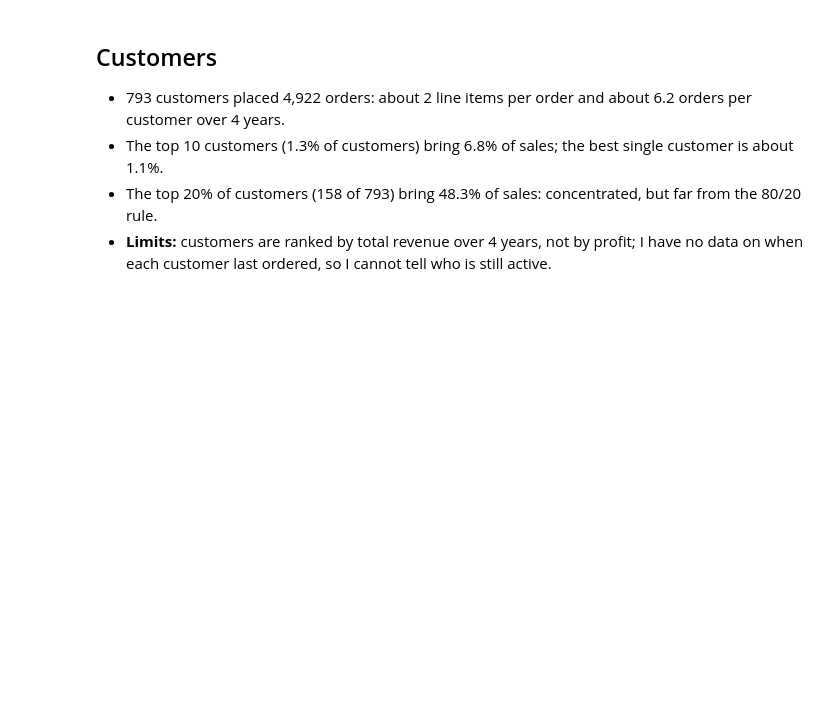
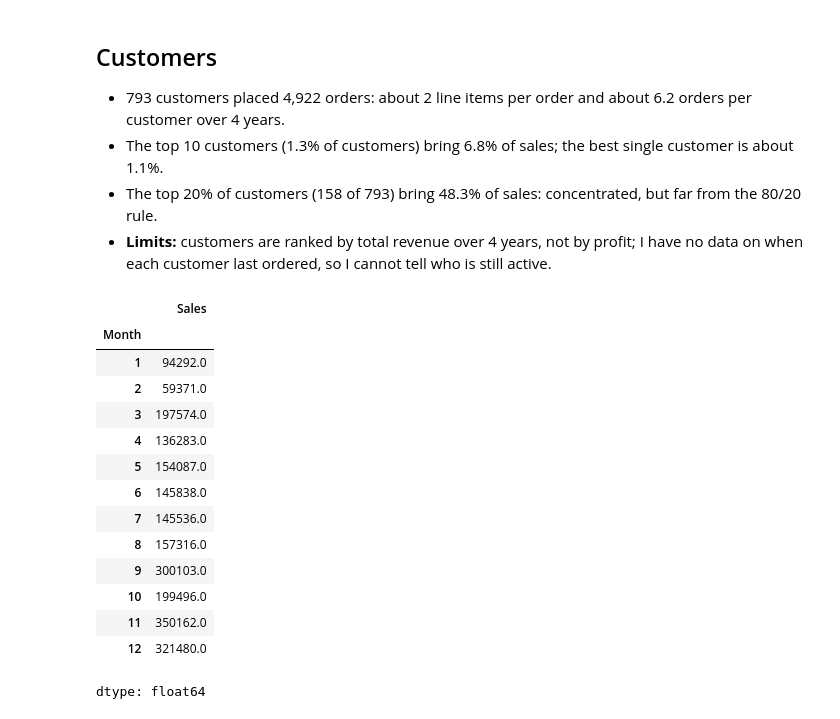
Before and after one commit to Bilal-data/superstore-sales-analysis, a Jupyter notebook: superstore_sales_analysis.ipynb, the cells around one changed output. Drawn from its saved outputs; the diff is of its cells as text; code cells hidden in the pictures; blank space fills up the shorter version.

```diff
--- a/superstore_sales_analysis.ipynb
+++ b/superstore_sales_analysis.ipynb
@@ -198,3 +198,23 @@ print(by_customer.head(n).sum() / by_customer.sum() * 100)
 - The top 10 customers (1.3% of customers) bring 6.8% of sales; the best single customer is about 1.1%.
 - The top 20% of customers (158 of 793) bring 48.3% of sales: concentrated, but far from the 80/20 rule.
 - **Limits:** customers are ranked by total revenue over 4 years, not by profit; I have no data on when each customer last ordered, so I cannot tell who is still active.
+# %%
+sales["Month"] = sales["Order Date"].dt.month
+monthly = sales.groupby("Month")["Sales"].sum().round(0)
+monthly
+# %% [output]
+|  | Sales |
+| Month |  |
+| 1 | 94292.0 |
+| 2 | 59371.0 |
+| 3 | 197574.0 |
+| 4 | 136283.0 |
+| 5 | 154087.0 |
+| 6 | 145838.0 |
+| 7 | 145536.0 |
+| 8 | 157316.0 |
+| 9 | 300103.0 |
+| 10 | 199496.0 |
+| 11 | 350162.0 |
+| 12 | 321480.0 |
+dtype: float64
```
Also changed, not shown: parts of 3 cells of this notebook.
